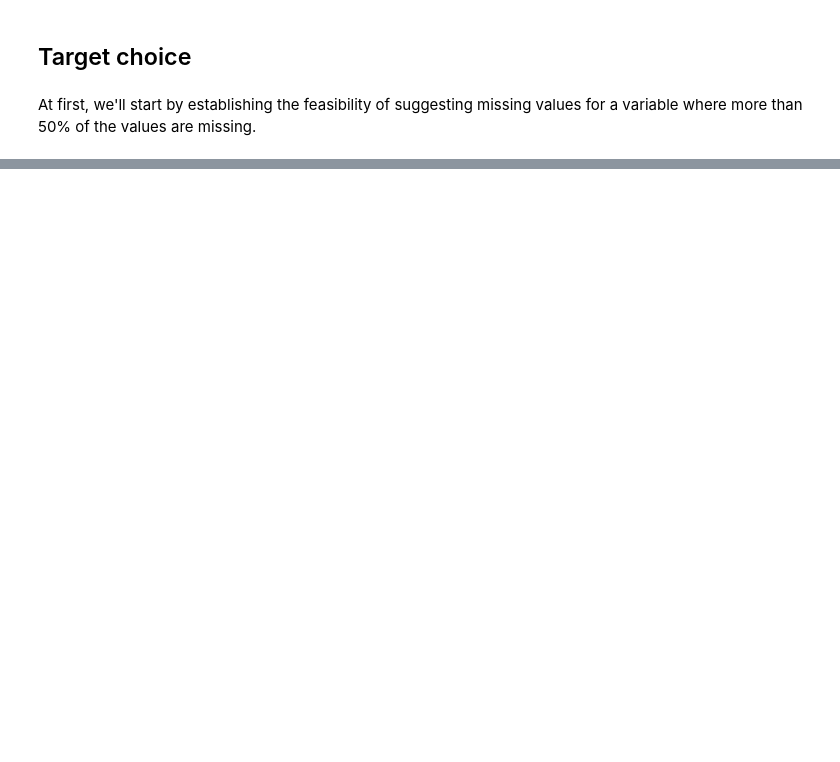
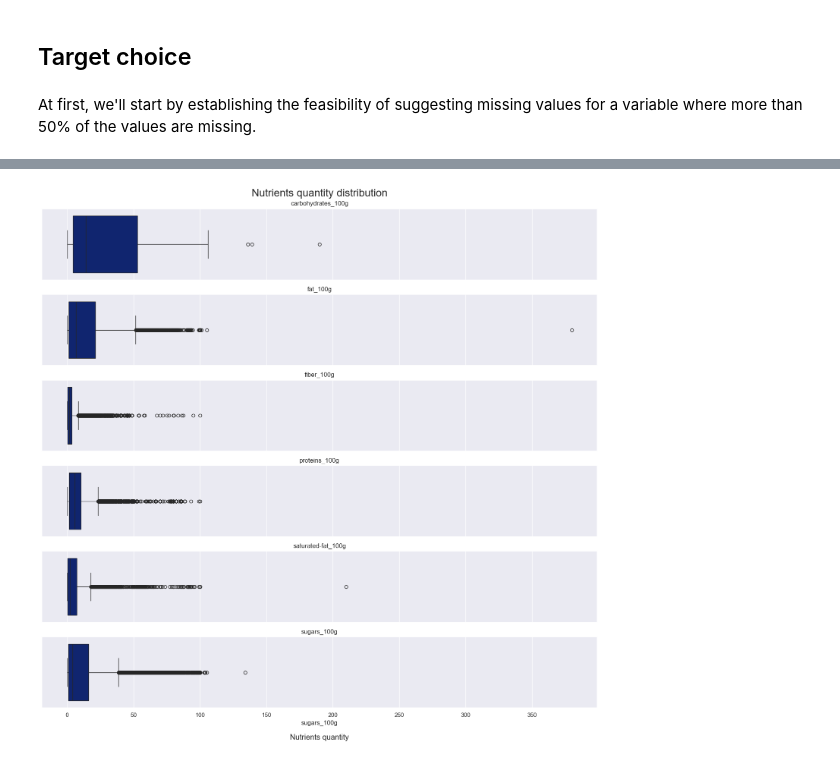
Before and after one commit to Unipto/DS_3, a Jupyter notebook: Preparez_des_donnees_pour_un_organisme_de_sante_publiques_CARRE_MAXIME/CARRE_MAXIME_1_notebook_01102024.ipynb, the cells around one changed output, grey strips where cells are left out. Drawn from its saved outputs; the diff is of its cells as text; code cells hidden in the pictures; blank space fills up the shorter version.

```diff
--- a/Preparez_des_donnees_pour_un_organisme_de_sante_publiques_CARRE_MAXIME/CARRE_MAXIME_1_notebook_01102024.ipynb
+++ b/Preparez_des_donnees_pour_un_organisme_de_sante_publiques_CARRE_MAXIME/CARRE_MAXIME_1_notebook_01102024.ipynb
@@ -895,0 +865,8 @@ This DataFrame has 84362 rows and 30 columns.
+# %%
+exceptions = ["energy_100g", "nutrition-score-fr_100g", "nutrition-score-uk_100g"]
+features_domain_0_100 = filtered_data.columns[filtered_data.columns.str.endswith("_100g") & ~filtered_data.columns.isin(exceptions)]
+
+outliers_domain = filtered_data.loc[(filtered_data[features_domain_0_100] < 0).any(axis=1) | (filtered_data[features_domain_0_100] > 100).any(axis=1)]
+
+with pd.option_context('display.max_columns', None):
+    display(outliers_domain)
@@ -895,0 +888,2 @@ This DataFrame has 84362 rows and 30 columns.
+# %%
+filtered_data[features_domain_0_100] = filtered_data[features_domain_0_100].where((filtered_data[features_domain_0_100].values > 0) & (filtered_data[features_domain_0_100].values < 100), np.nan)
@@ -895,0 +954,11 @@ This DataFrame has 84362 rows and 30 columns.
+# %%
+fig, axes = plt.subplots(len(features_domain_0_100), sharex=True, figsize=(15,15))
+
+for i, col in enumerate(features_domain_0_100):
+    sns.boxplot(data=filtered_data, x=col, ax=axes[i])
+    axes[i].set_title(col)
+fig.suptitle("Nutrients quantity distribution", fontsize=20)
+fig.supxlabel("Nutrients quantity")
+fig.tight_layout()
+# %% [output]
+[figure, added]
```
Also changed, not shown: parts of 72 cells of this notebook, 2 other files.
